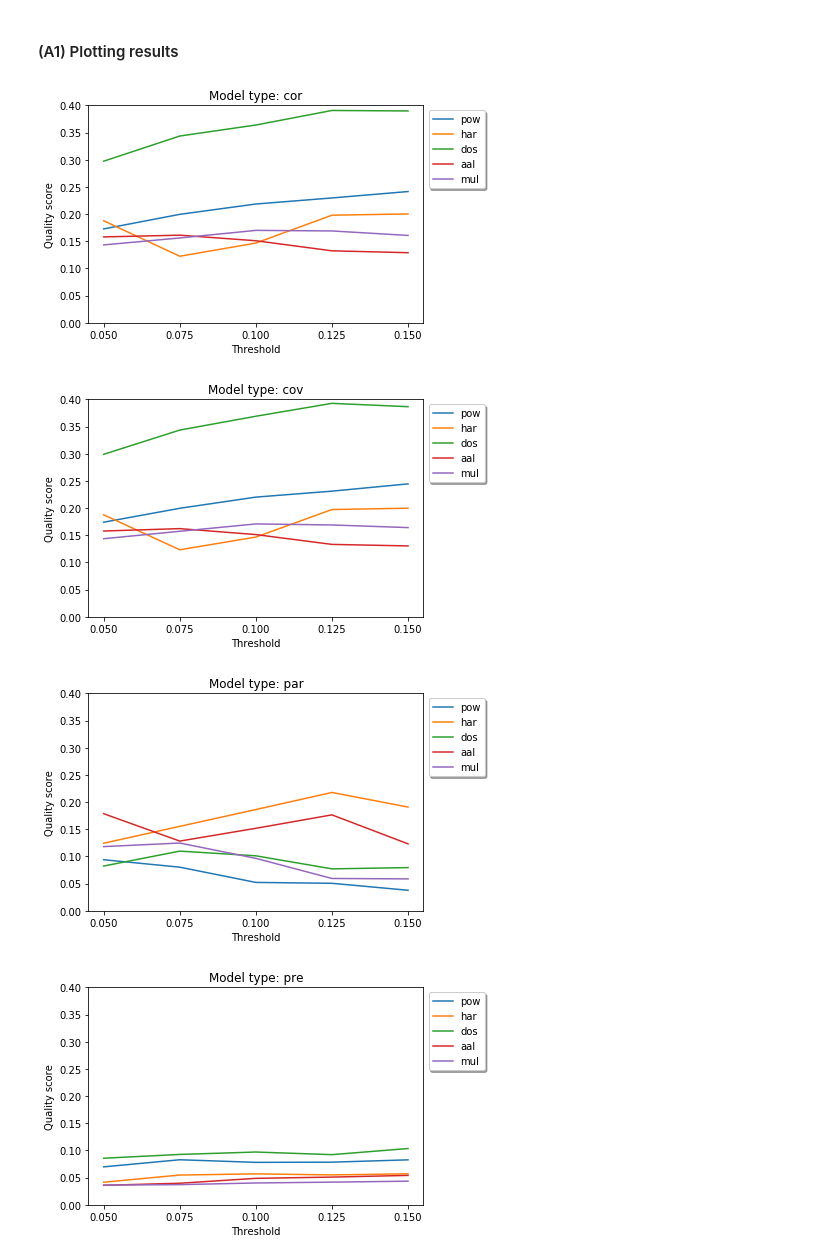
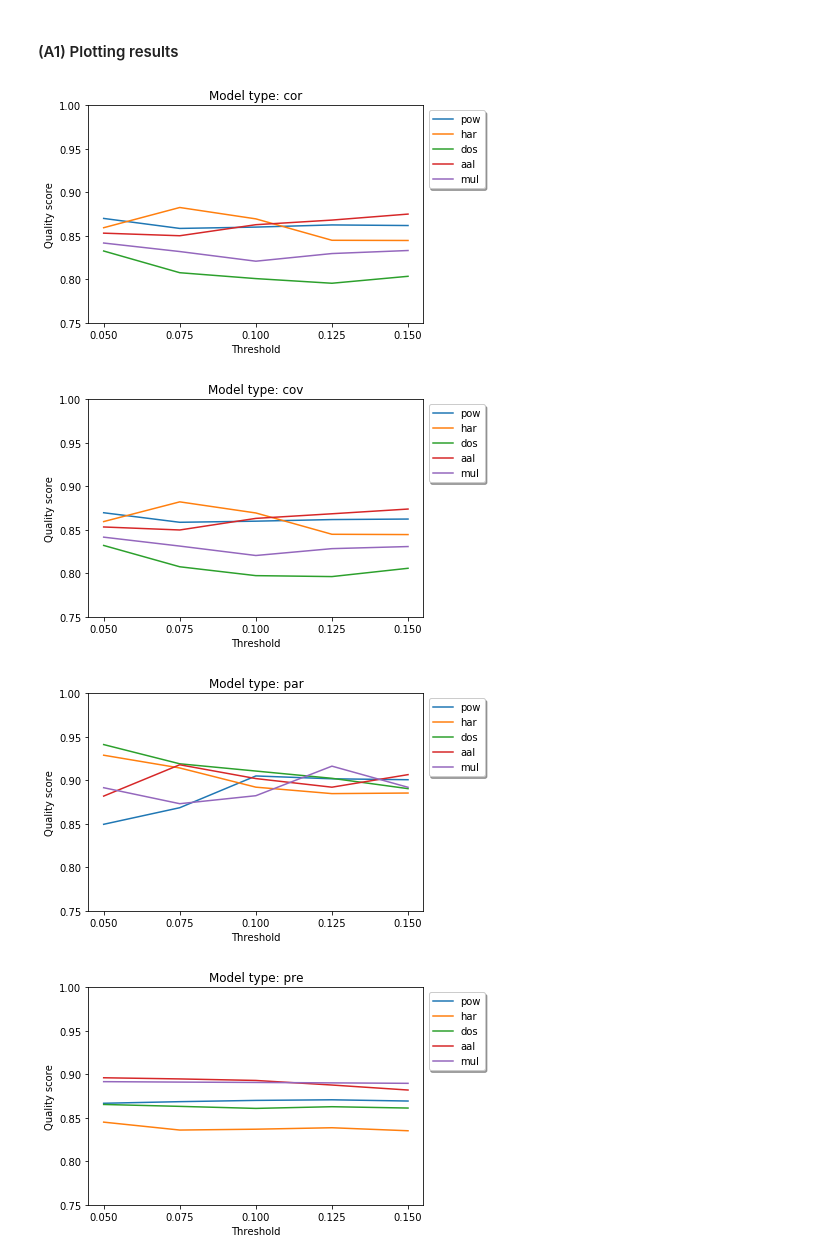
Before and after one commit to kbonna/OptiMeasures, a Jupyter notebook: main.ipynb, the cells around one changed output. Cells and saved outputs as stored; diff of their text form; code cells hidden in the pictures.

Commit message:
added similarity measures, changed quality function

```diff
--- a/main.ipynb
+++ b/main.ipynb
@@ -9,37 +9,39 @@ import numpy as np
 path = 'data/graph/'
 meta_atl = ['pow','har','dos','aal','mul']
 meta_mod = ['cor','cov','par','pre']
+meta_thr = [0.05, 0.075, 0.1, 0.125, 1.5]
 
 q = {}
 for mod in meta_mod:
-    #--- store results in array for each atlas separately
-    q[mod] = np.zeros([len(meta_atl), 5])
-    for tup in [(atl, thr) for atl in range(5) for thr in range(5)]:
+    #--- store results in array for each model separately
+    q[mod] = np.zeros([len(meta_atl), len(meta_thr)])
+    for tup in [(atl, thr) for atl in range(len(meta_atl)) for thr in range(len(meta_thr))]:
         #print(' Model: {}, Atlas: {}, Threshold: {}'.format(mod, meta_atl[tup[0]], str(tup[1])))
         beta = [ int(x == tup[0]) for x in range(5)] + \
                [ int(mod in model) for model in meta_mod ] + \
                [ int(x == tup[1]) for x in range(5)]
-        q[mod][tup[0]][tup[1]] = 100*quality_function(beta_lin_comb(path, beta)[0], beta_lin_comb(path, beta)[2])
+        q[mod][tup[0]][tup[1]] = quality_function(beta_lin_comb(path, beta)[0], beta_lin_comb(path, beta)[2], \
+                                                      similarity='euclid')
 # %% [markdown]
 #### (A1) Plotting results
 # %%
 %matplotlib inline
 import matplotlib.pyplot as plt
 import numpy as np
 for mod in meta_mod:
     #---
     plt.plot(np.linspace(0.05,0.15,5),q[mod].T)
     plt.xticks(np.linspace(0.05,0.15,5))
-    plt.ylim((0,0.4))
+    plt.ylim((0.75,1))
     #--- cosmetic changes
     plt.title('Model type: {}'.format(mod))
     plt.xlabel('Threshold')
     plt.ylabel('Quality score')
     plt.legend(meta_atl, loc='upper center', bbox_to_anchor=(1.1, 1),
               fancybox=True, shadow=True)
     plt.show()
 # %% [output]
-[figure, old version]
+[figure, new version]
-[figure, old version]
+[figure, new version]
-[figure, old version]
+[figure, new version]
-[figure, old version]
+[figure, new version]
```
Also changed, not shown: 1 other file.
